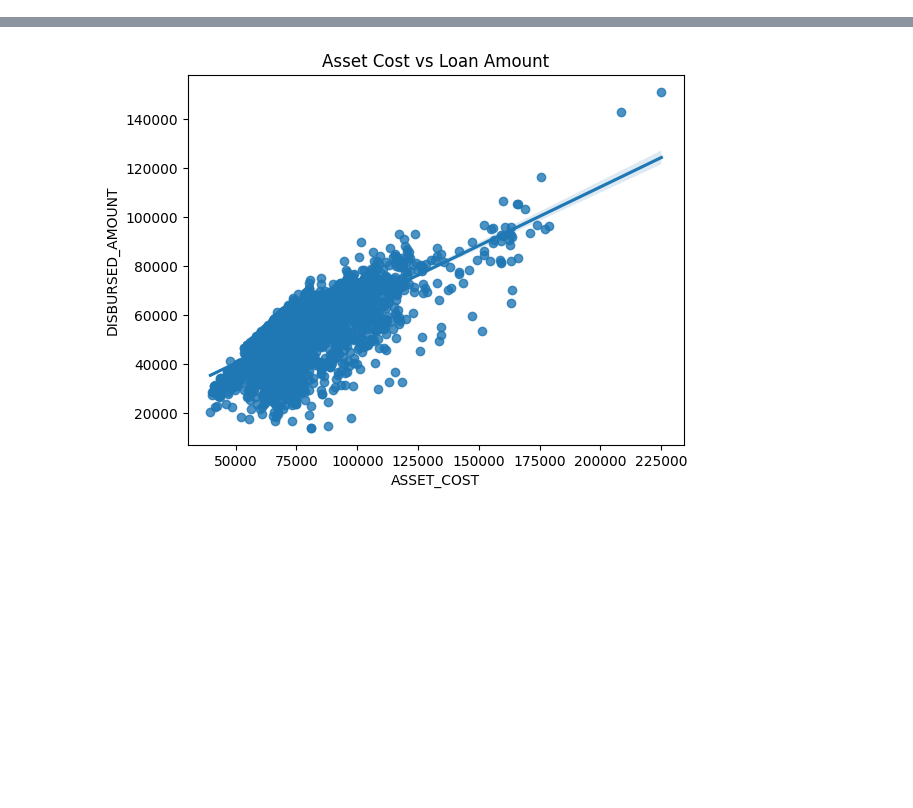
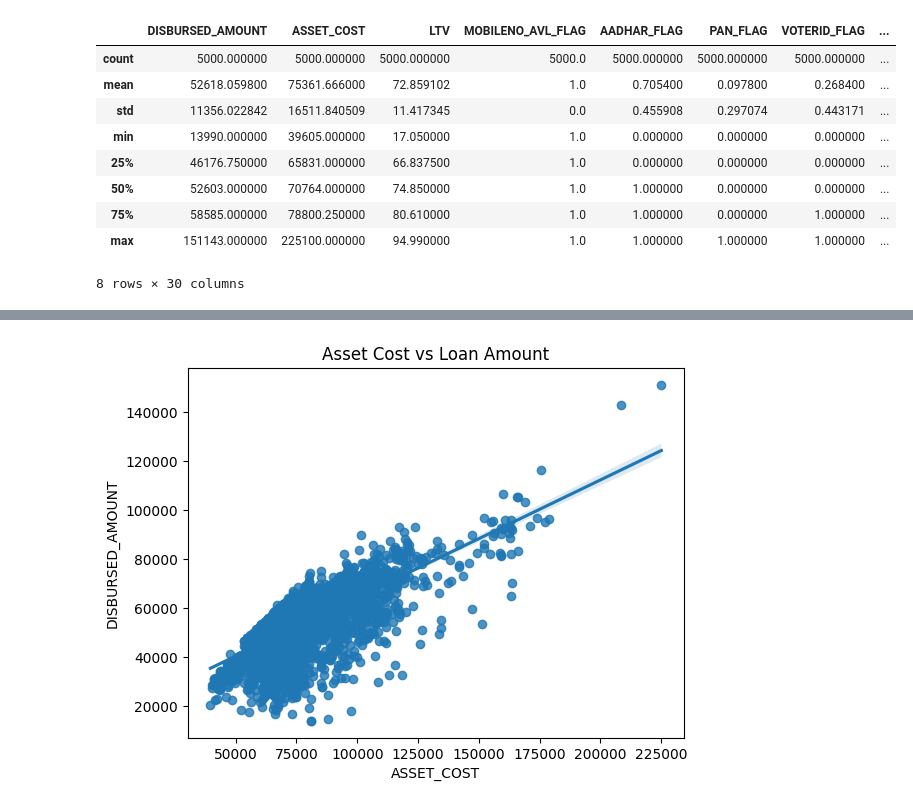
Before and after one commit to melanyalegre/Data-science-2026, a Jupyter notebook: Final-assignment.ipynb, the cells around one changed output, grey strips where cells are left out. Cells and saved outputs as stored; diff of their text form; code cells hidden in the pictures; blank space fills up the shorter version.

```diff
--- a/Final-assignment.ipynb
+++ b/Final-assignment.ipynb
@@ -13,0 +90,13 @@ Note: you may need to restart the kernel to use updated packages.
+# %%
+df.describe()
+# %% [output]
+|  | DISBURSED_AMOUNT | ASSET_COST | LTV | MOBILENO_AVL_FLAG | AADHAR_FLAG | PAN_FLAG | VOTERID_FLAG | ... |
+| count | 5000.000000 | 5000.000000 | 5000.000000 | 5000.0 | 5000.000000 | 5000.000000 | 5000.000000 | ... |
+| mean | 52618.059800 | 75361.666000 | 72.859102 | 1.0 | 0.705400 | 0.097800 | 0.268400 | ... |
+| std | 11356.022842 | 16511.840509 | 11.417345 | 0.0 | 0.455908 | 0.297074 | 0.443171 | ... |
+| min | 13990.000000 | 39605.000000 | 17.050000 | 1.0 | 0.000000 | 0.000000 | 0.000000 | ... |
+| 25% | 46176.750000 | 65831.000000 | 66.837500 | 1.0 | 0.000000 | 0.000000 | 0.000000 | ... |
+| 50% | 52603.000000 | 70764.000000 | 74.850000 | 1.0 | 1.000000 | 0.000000 | 0.000000 | ... |
+| 75% | 58585.000000 | 78800.250000 | 80.610000 | 1.0 | 1.000000 | 0.000000 | 1.000000 | ... |
+| max | 151143.000000 | 225100.000000 | 94.990000 | 1.0 | 1.000000 | 1.000000 | 1.000000 | ... |
+8 rows × 30 columns
```
Also changed, not shown: parts of 21 cells of this notebook.
